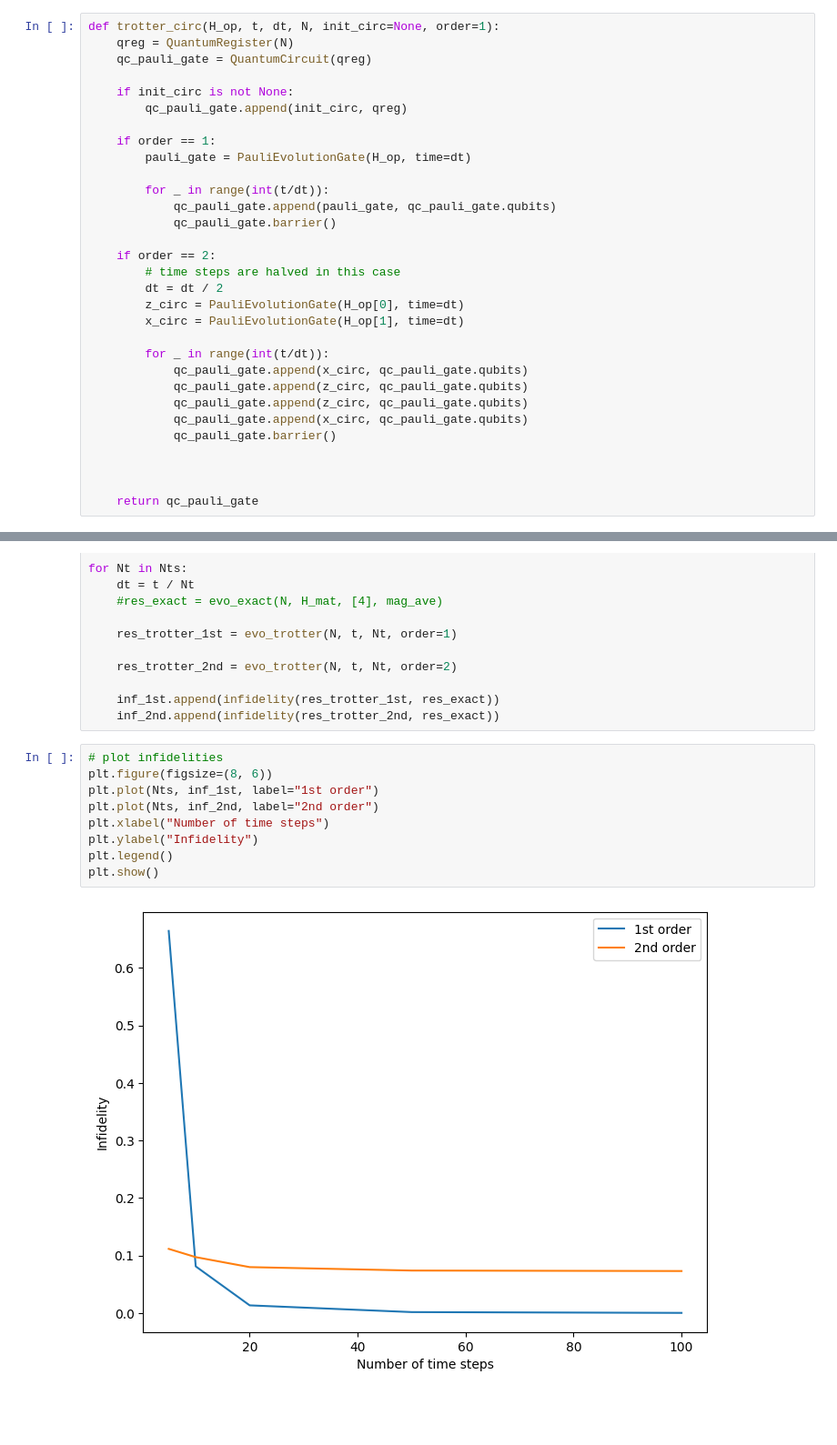
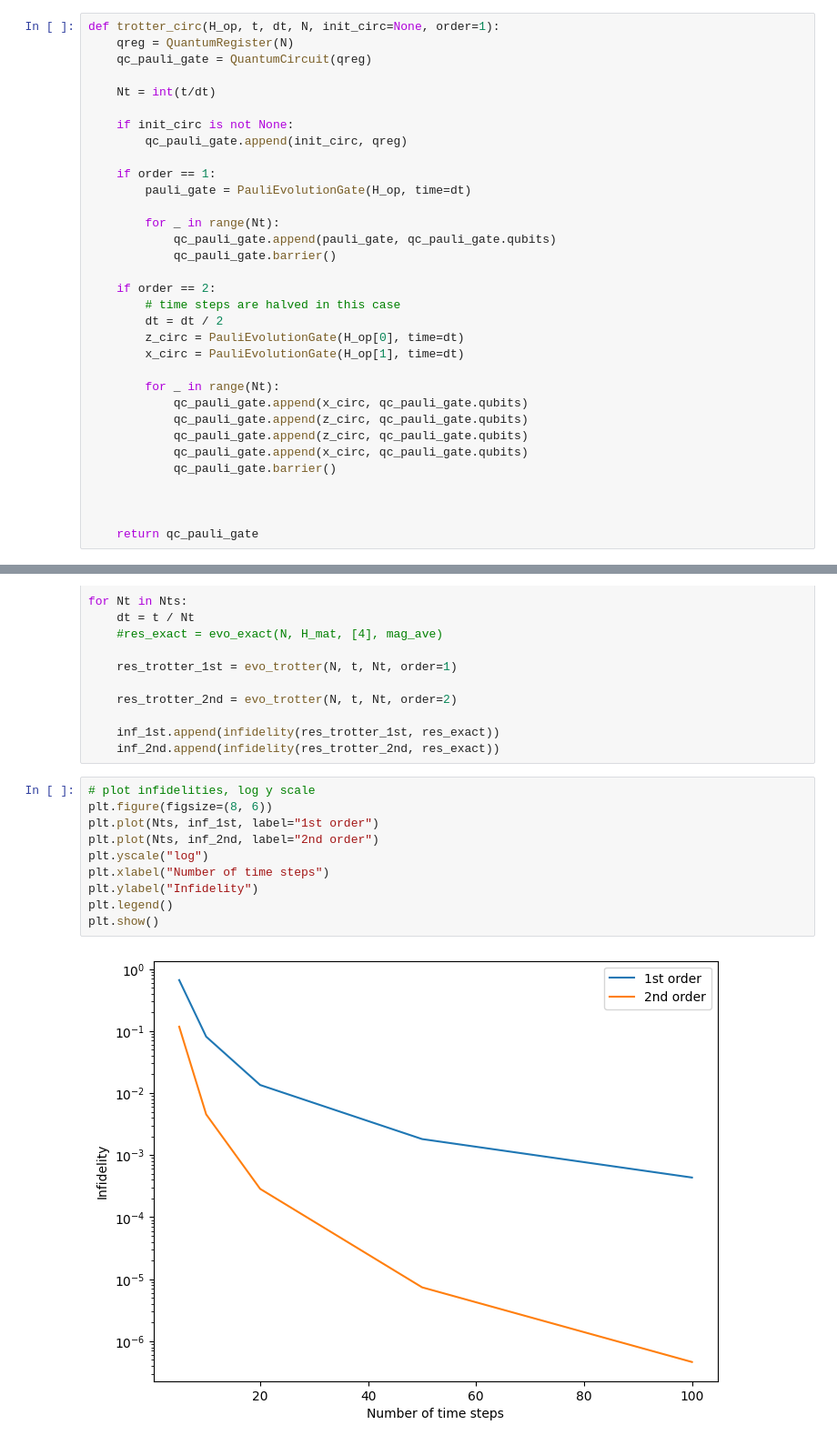
Before and after one commit to andrinr/advanced-quantum-algorithms, a Jupyter notebook: EX5_Andrin_Rehmann.ipynb, the cells around one changed output, grey strips where cells are left out. Shown: that part at 91% size. Drawn from its saved outputs; the diff is of its cells as text; blank space fills up the shorter version.

```diff
--- a/EX5_Andrin_Rehmann.ipynb
+++ b/EX5_Andrin_Rehmann.ipynb
@@ -81,6 +81,8 @@ SparsePauliOp(['IIIZ', 'IIZI', 'IZII', 'ZIII'],
 def trotter_circ(H_op, t, dt, N, init_circ=None, order=1):
     qreg = QuantumRegister(N)
     qc_pauli_gate = QuantumCircuit(qreg)
+
+    Nt = int(t/dt)
 
     if init_circ is not None:
         qc_pauli_gate.append(init_circ, qreg)
@@ -88,7 +90,7 @@ def trotter_circ(H_op, t, dt, N, init_circ=None, order=1):
     if order == 1:
         pauli_gate = PauliEvolutionGate(H_op, time=dt)
 
-        for _ in range(int(t/dt)):
+        for _ in range(Nt):
             qc_pauli_gate.append(pauli_gate, qc_pauli_gate.qubits)
             qc_pauli_gate.barrier()
 
@@ -98,7 +100,7 @@ def trotter_circ(H_op, t, dt, N, init_circ=None, order=1):
         z_circ = PauliEvolutionGate(H_op[0], time=dt)
         x_circ = PauliEvolutionGate(H_op[1], time=dt)
 
-        for _ in range(int(t/dt)):
+        for _ in range(Nt):
             qc_pauli_gate.append(x_circ, qc_pauli_gate.qubits)
             qc_pauli_gate.append(z_circ, qc_pauli_gate.qubits)
             qc_pauli_gate.append(z_circ, qc_pauli_gate.qubits)
@@ -208,13 +210,14 @@ for Nt in Nts:
     inf_1st.append(infidelity(res_trotter_1st, res_exact))
     inf_2nd.append(infidelity(res_trotter_2nd, res_exact))
 # %%
-# plot infidelities
+# plot infidelities, log y scale
 plt.figure(figsize=(8, 6))
 plt.plot(Nts, inf_1st, label="1st order")
 plt.plot(Nts, inf_2nd, label="2nd order")
+plt.yscale("log")
 plt.xlabel("Number of time steps")
 plt.ylabel("Infidelity")
 plt.legend()
 plt.show()
 # %% [output]
-[figure, old version]
+[figure, new version]
```
Also changed, not shown: parts of 2 cells of this notebook, 4 other files.
